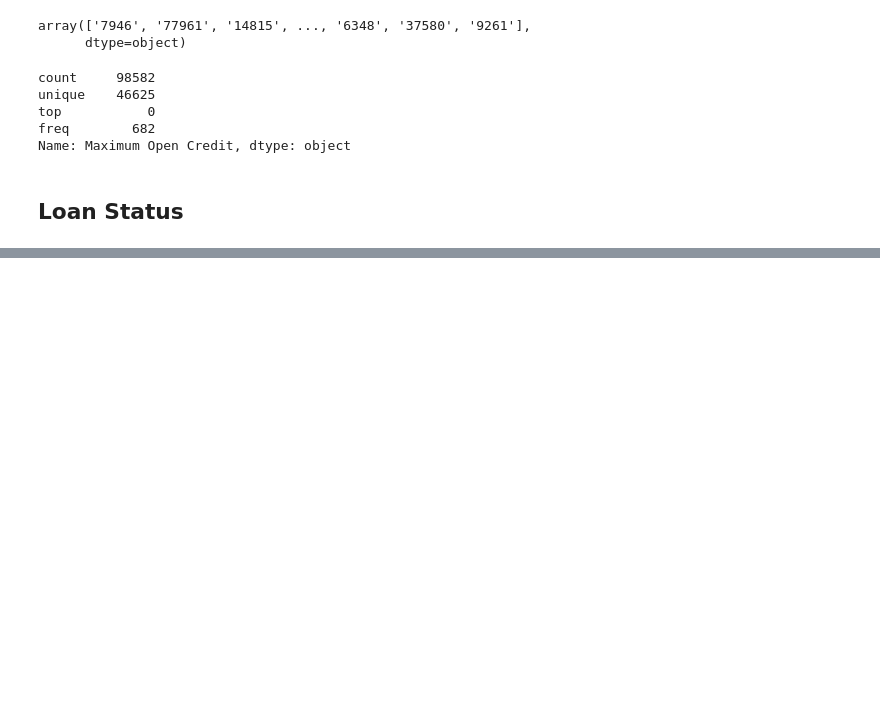
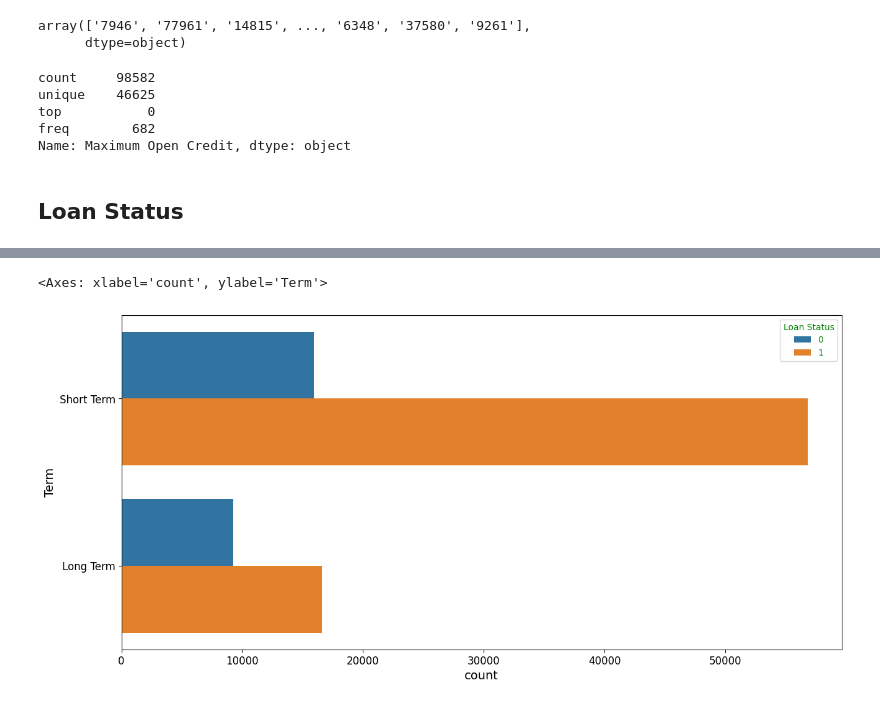
Before and after one commit to M-S-ALAM/Loan-Eligibility-Prediction, a Jupyter notebook: Exploratory Data Analysis.ipynb, the cells around one changed output, grey strips where cells are left out. Cells and saved outputs as stored; diff of their text form; code cells hidden in the pictures; blank space fills up the shorter version.

```diff
--- a/Exploratory Data Analysis.ipynb
+++ b/Exploratory Data Analysis.ipynb
@@ -367,0 +378,3 @@ data['Maximum Open Credit'] = data['Maximum Open Credit'].apply(lambda x:convert
+# %%
+status_map = {'Loan Given':1, 'Loan Refused':0}
+data['Loan Status'] = data['Loan Status'].map(status_map)
@@ -367,0 +387,5 @@ data['Maximum Open Credit'] = data['Maximum Open Credit'].apply(lambda x:convert
+# %%
+sns.countplot(y='Term', hue='Loan Status', data=data)
+# %% [output]
+<Axes: xlabel='count', ylabel='Term'>
+[figure, added]
```
Also changed, not shown: parts of 23 cells of this notebook, 4 other files.
